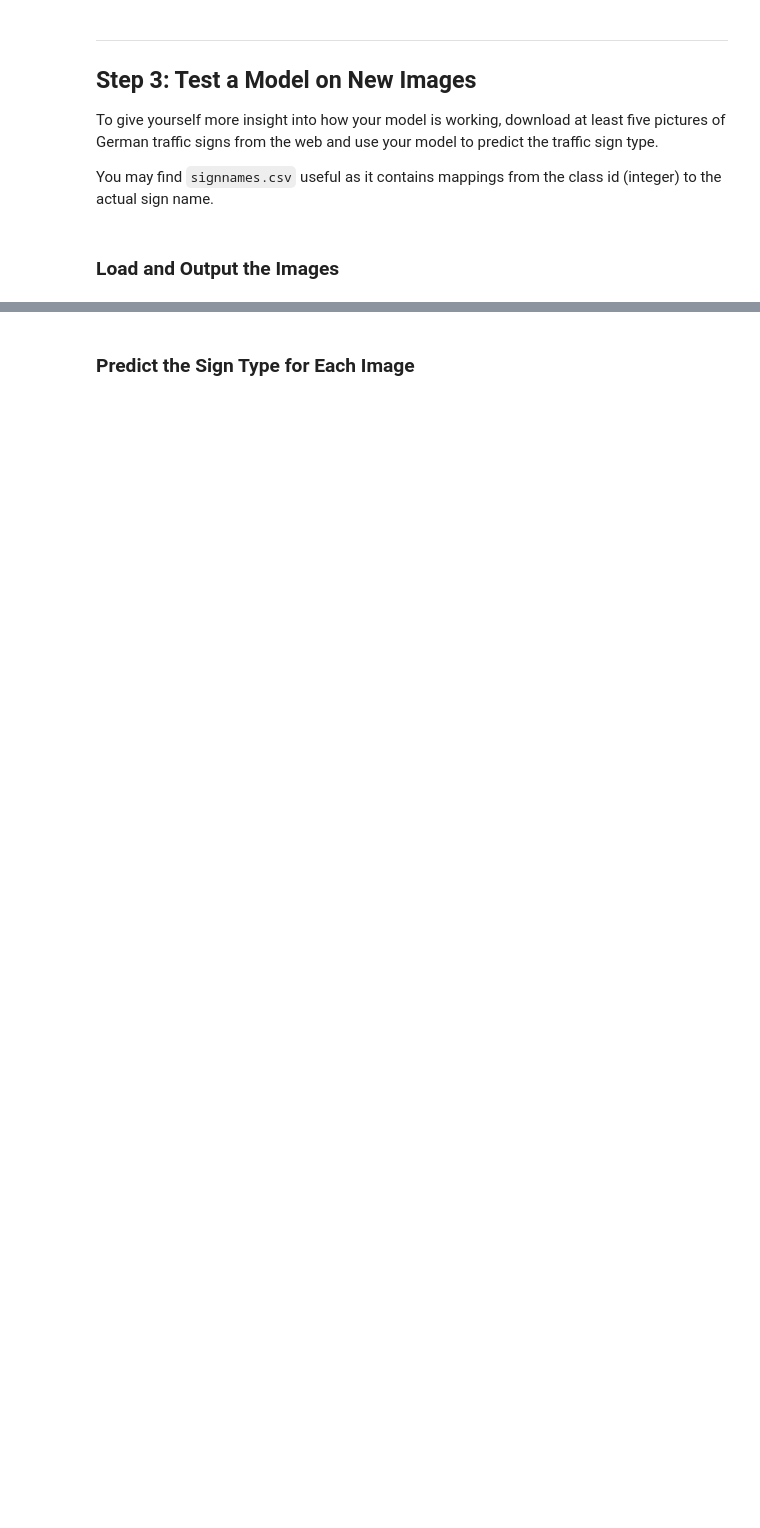
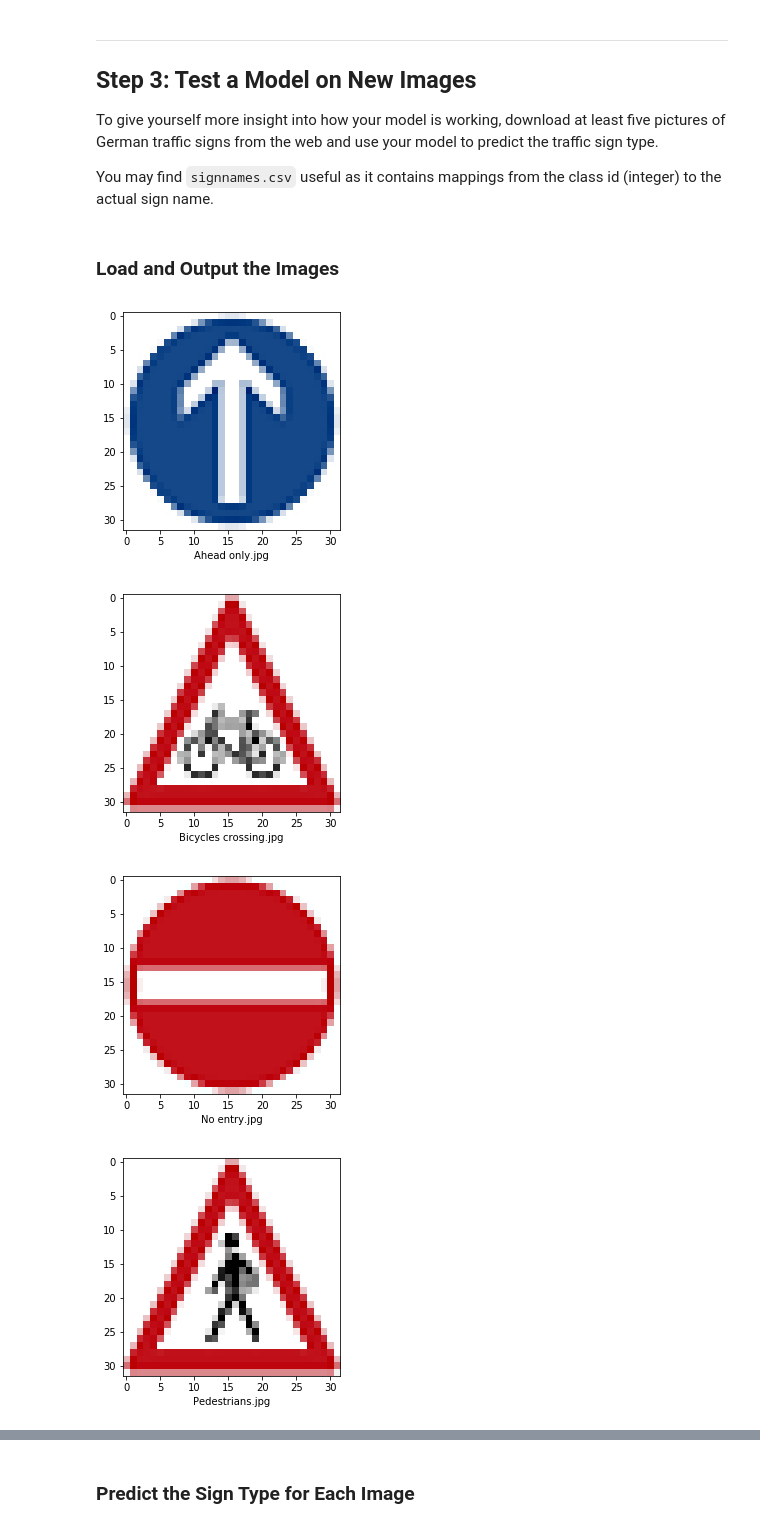
Before and after one commit to CollazzoD/-CarND-Traffic-Sign-Classifier-Project, a Jupyter notebook: Traffic_Sign_Classifier.ipynb, the cells around one changed output, grey strips where cells are left out. Cells and saved outputs as stored; diff of their text form; code cells hidden in the pictures; blank space fills up the shorter version.

```diff
--- a/Traffic_Sign_Classifier.ipynb
+++ b/Traffic_Sign_Classifier.ipynb
@@ -500,34 +504,32 @@ You may find `signnames.csv` useful as it contains mappings from the class id (i
 # %%
 ### Load the images and plot them here.
 ### Feel free to use as many code cells as needed.
 
 import os
 import matplotlib.image as mpimg
-import cv2
 
 my_images = []
 my_labels = []
 myFolder = 'myTrafficSigns'
 signnames = pd.read_csv('signnames.csv')
 # I'm assuming that the name of the image is the same
 # as the traffic sign it represents
 for i, img in enumerate(os.listdir(myFolder)):
     # Load the image
-    image = cv2.imread(myFolder + '/' + img)
+    image = np.array(mpimg.imread(myFolder + '/' + img))
     my_images.append(image)
 
     # Plot the image
     plt.figure()
     plt.xlabel(img)
     plt.imshow(image)
 
     # Get the label
     sign_name = img.split('.')[0] # Remove file extension
     label = signnames[signnames['SignName'] == sign_name]['ClassId'].values[0]
     my_labels.append(label)
-
-# Use this for colored images
-# my_images = np.asarray(my_images)
-
-# Use this for grayscale images
-my_images_preprocessed = pre_process(np.asarray(my_images))
+# %% [output]
+[figure, added]
+[figure, added]
+[figure, added]
+[figure, added]
```
Also changed, not shown: parts of 10 cells of this notebook, 1 other file.
